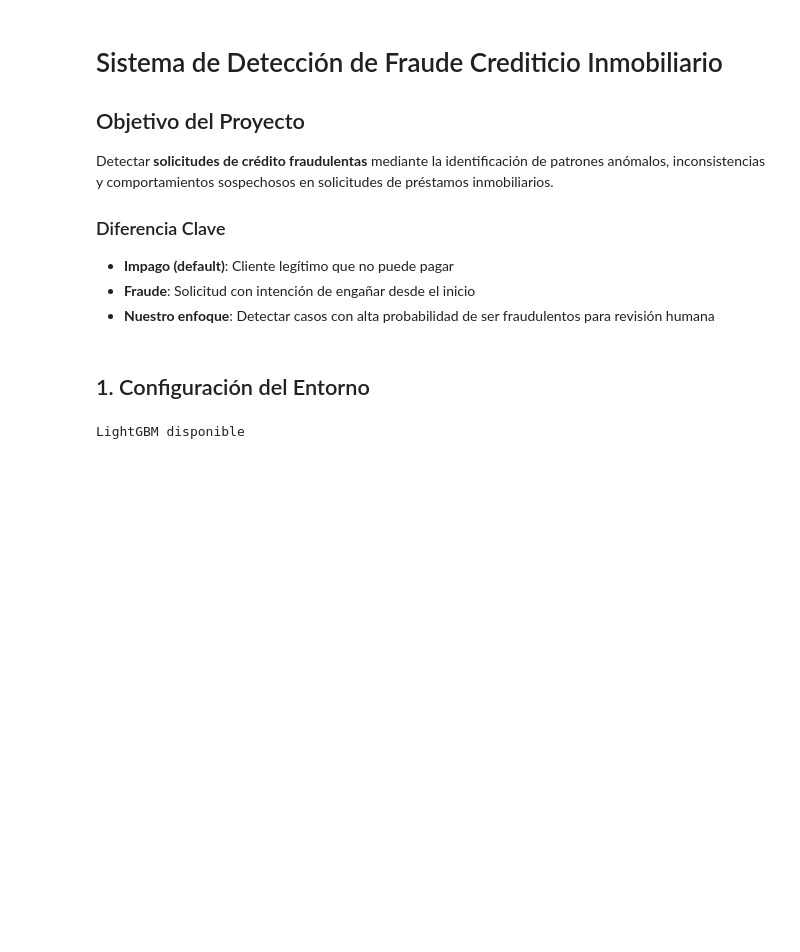
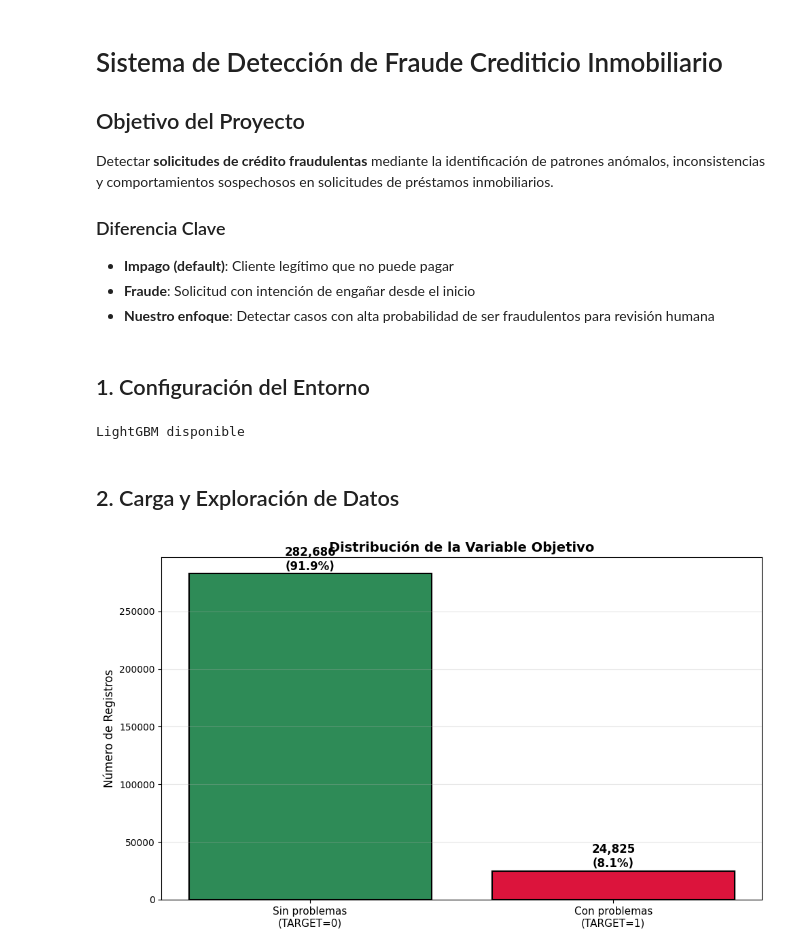
Before and after one commit to Joshua-LP/Fraude-Crediticio-Inmobiliario---FINAL, a Jupyter notebook: notebooks/Sistema_Deteccion_Fraude.ipynb, the cells around one changed output. Saved outputs shown, nothing was run; the diff lists cells and outputs as text; code cells hidden in the pictures; blank space fills up the shorter version.

Commit message:
Subiendo carga de datos y exploración

```diff
--- a/notebooks/Sistema_Deteccion_Fraude.ipynb
+++ b/notebooks/Sistema_Deteccion_Fraude.ipynb
@@ -104,3 +104,49 @@ plt.rcParams['figure.figsize'] = (12, 8)
 sns.set_palette("husl")
 # %% [output]
 LightGBM disponible
+# %% [markdown]
+## 2. Carga y Exploración de Datos
+# %%
+# Carga de datos
+RUTA_DATOS = r"C:\AA2 - Deteccion-de-fraude-inmobiliario\data\data"
+df = pd.read_csv(os.path.join(RUTA_DATOS, "application_train.csv"))
+
+# Información básica del dataset
+distribucion = df['TARGET'].value_counts()
+tasa_base = df['TARGET'].mean()
+
+# Resumen de datos para referencia
+info_dataset = {
+    'dimensiones': df.shape,
+    'distribucion_target': distribucion,
+    'tasa_base_riesgo': tasa_base,
+    'casos_sin_problemas': distribucion[0],
+    'casos_con_problemas': distribucion[1] if 1 in distribucion else 0
+}
+# %%
+# Visualización de la distribución de TARGET
+fig, ax = plt.subplots(figsize=(10, 6))
+
+conteos = df['TARGET'].value_counts()
+etiquetas = ['Sin problemas\n(TARGET=0)', 'Con problemas\n(TARGET=1)']
+colores = ['#2E8B57', '#DC143C']
+
+barras = ax.bar(range(len(conteos)), conteos.values, color=colores, edgecolor='black', linewidth=1.5)
+
+for i, (barra, valor) in enumerate(zip(barras, conteos.values)):
+    altura = barra.get_height()
+    porcentaje = valor / len(df) * 100
+    ax.text(barra.get_x() + barra.get_width()/2., altura + 1000,
+            f'{valor:,}\n({porcentaje:.1f}%)',
+            ha='center', va='bottom', fontweight='bold', fontsize=12)
+
+ax.set_ylabel('Número de Registros', fontsize=12)
+ax.set_title('Distribución de la Variable Objetivo', fontsize=14, fontweight='bold')
+ax.set_xticks(range(len(etiquetas)))
+ax.set_xticklabels(etiquetas, fontsize=11)
+ax.grid(True, alpha=0.3, axis='y')
+
+plt.tight_layout()
+plt.show()
+# %% [output]
+[figure, added]
```
Also changed, not shown: parts of 1 cell of this notebook.
